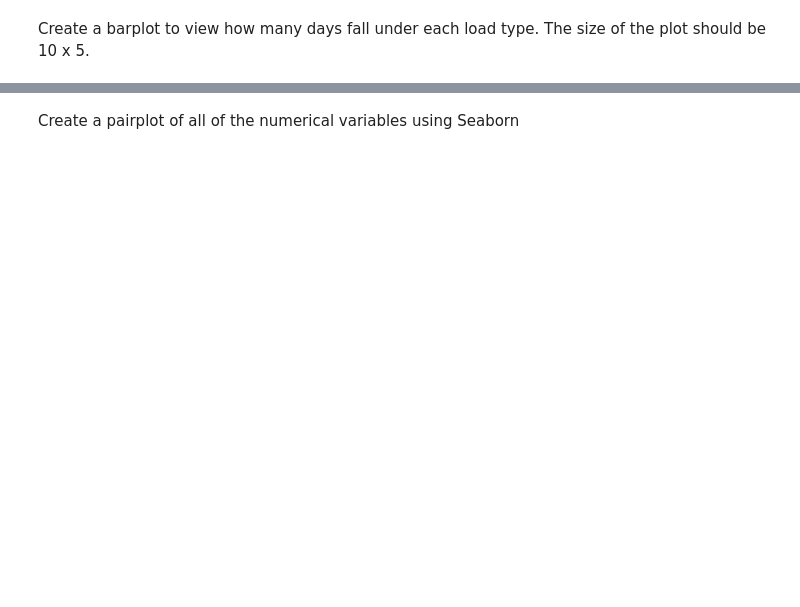
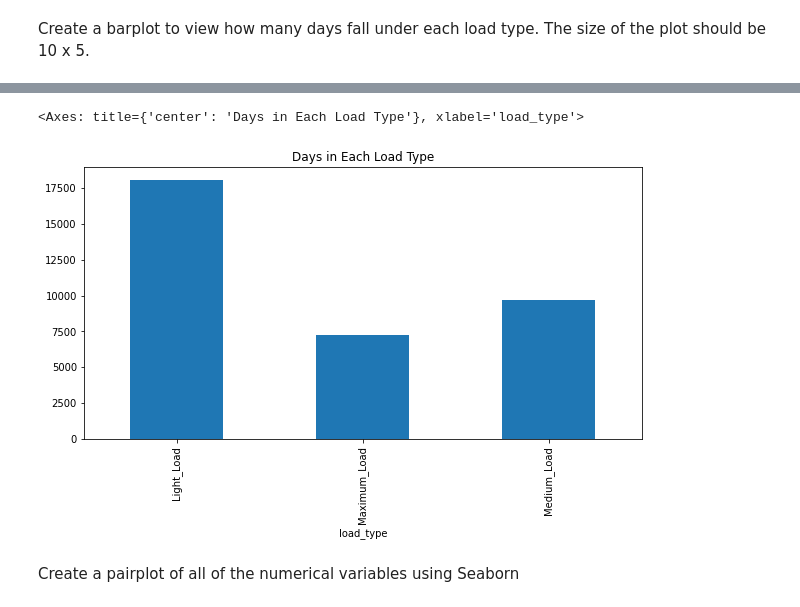
Before and after one commit to a-winders/MLA_ATW, a Jupyter notebook: MLA2_ATW.ipynb, the cells around one changed output, grey strips where cells are left out. Saved outputs shown, nothing was run; the diff lists cells and outputs as text; code cells hidden in the pictures; blank space fills up the shorter version.

```diff
--- a/MLA2_ATW.ipynb
+++ b/MLA2_ATW.ipynb
@@ -174,2 +208,7 @@ df.plot.bar(x='load_type',
+# %%
+load_type.plot(kind='bar', figsize=(10,5), title='Days in Each Load Type')
+# %% [output]
+<Axes: title={'center': 'Days in Each Load Type'}, xlabel='load_type'>
+[figure, added]
 # %% [markdown]
 Create a pairplot of all of the numerical variables using Seaborn
```
Also changed, not shown: parts of 51 cells of this notebook.
